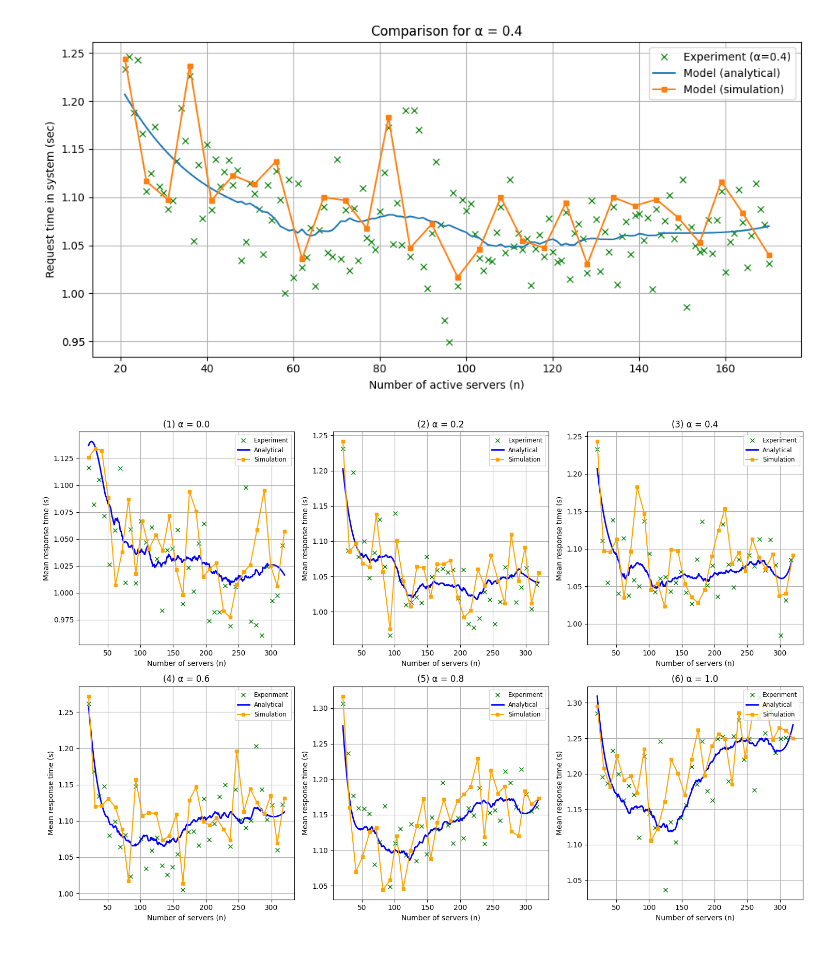
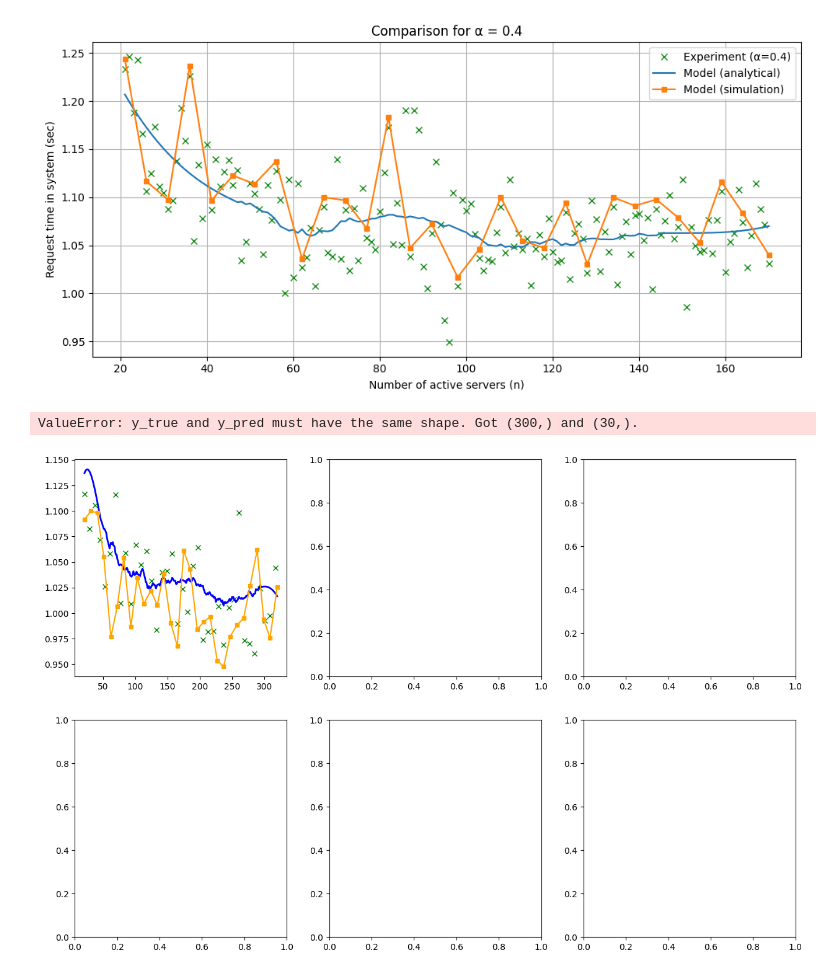
Before and after one commit to MikelMelnichuk/cpu_io_analytics, a Jupyter notebook: Image_creation/Analytical_approach.ipynb, the cells around one changed output. Cells and saved outputs as stored; diff of their text form; code cells hidden in the pictures.

Commit message:
progress save, add description and image creation for mu(n, alpha, i)

```diff
--- a/Image_creation/Analytical_approach.ipynb
+++ b/Image_creation/Analytical_approach.ipynb
@@ -914,6 +1031,9 @@ def plot_all_alphas(
                 else:
                     ax.plot(x_sim, y_sim, 's-', label='Simulation', color="orange", markersize=4)
 
+                    rmse, mae, mape = compare_results(T_analytical, y_sim)
+                    print_metrics_table(metrics, decimals=4)
+
         # Subplot formatting
         ax.set_xlabel('Number of servers (n)')
         ax.set_ylabel('Mean response time (s)')
@@ -931,16 +1051,17 @@ def plot_all_alphas(
 # %%
 # Assuming LAMBDA, get_mu, T_sys, simulate_mm_s are defined
 plot_all_alphas(
     experiment_df=investigate_df,
     smooth=False,
     window_length=51,
     polyorder=3,
     max_index=300,
     do_sim=True,          # Set True to include simulation (will take longer)
-    sim_replications=3,
-    sim_requests=20000,
+    sim_replications=1,
+    sim_requests=1000,
     sim_warmup=2000,
     sim_max_points=30
 )
 # %% [output]
+ValueError: y_true and y_pred must have the same shape. Got (300,) and (30,).
-[figure, old version]
+[figure, new version]
```
Also changed, not shown: parts of 6 cells of this notebook, 2 other files.
